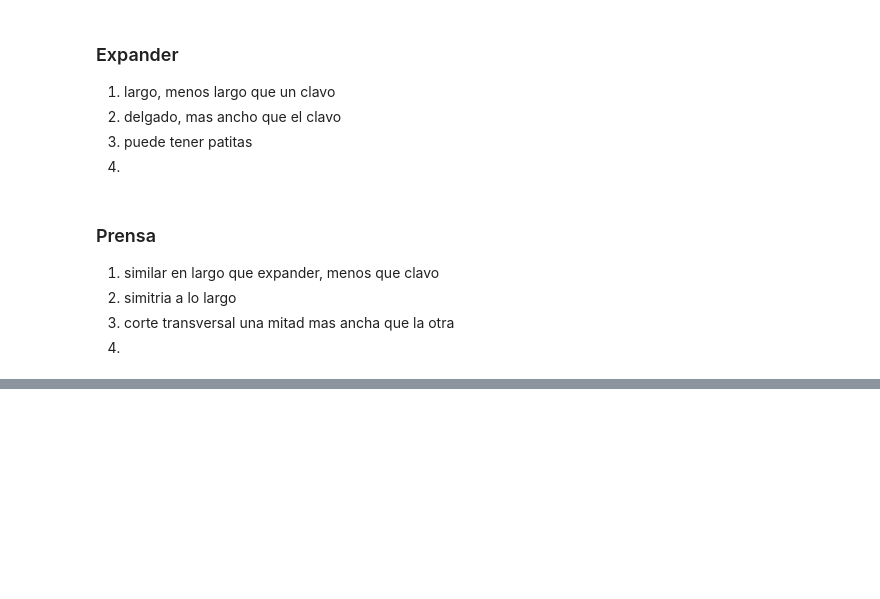
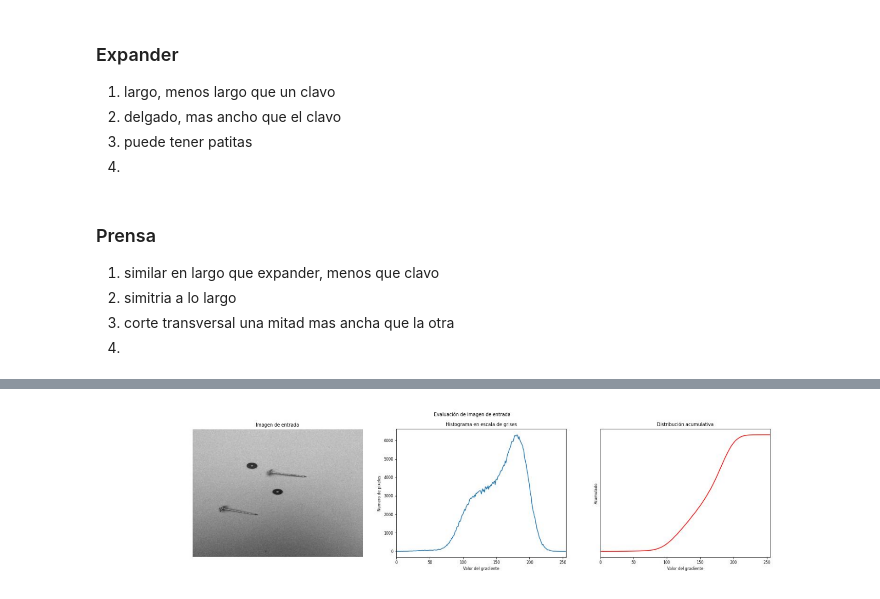
Before and after one commit to carlosjaravas/-Tarea_4_Vision, a Jupyter notebook: Tarea4.ipynb, the cells around one changed output, grey strips where cells are left out. Drawn from its saved outputs; the diff is of its cells as text; code cells hidden in the pictures; blank space fills up the shorter version.

```diff
--- a/Tarea4.ipynb
+++ b/Tarea4.ipynb
@@ -57,0 +76,9 @@ path = os.getcwd()
+# %%
+file_path = os.path.join(path , 'HIST5.jpg')
+HIST = io.imread(file_path)
+plt.figure(figsize = (26,8))
+plt.imshow(HIST,cmap='gray')
+plt.axis('off')
+plt.show()
+# %% [output]
+[figure, added]
```
Also changed, not shown: parts of 10 cells of this notebook.
